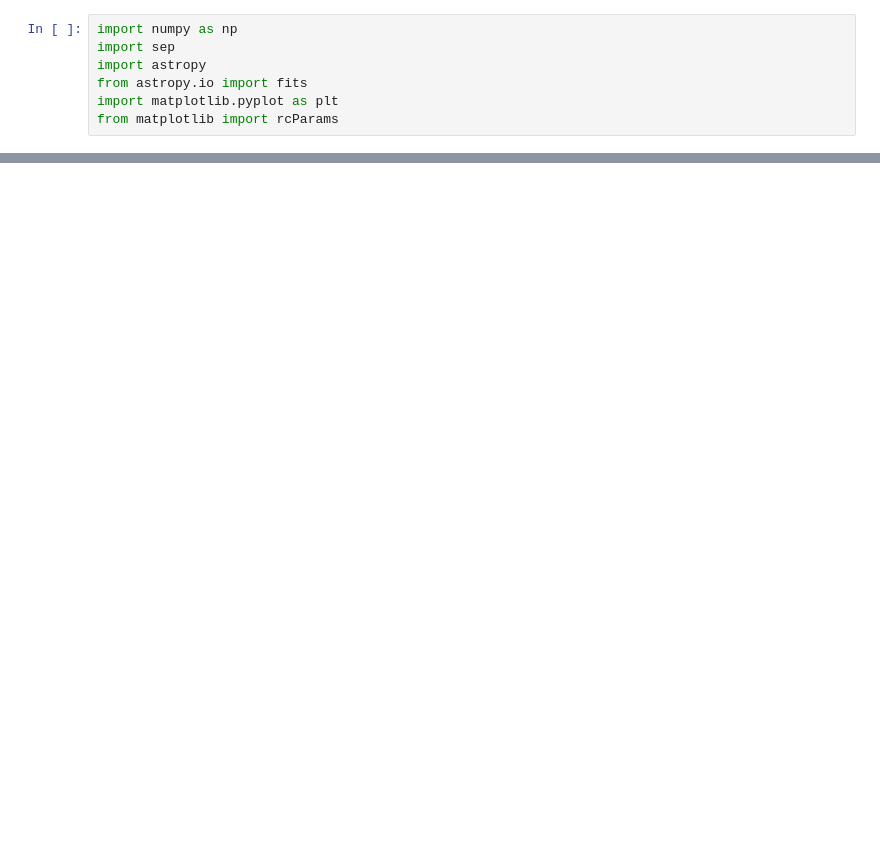
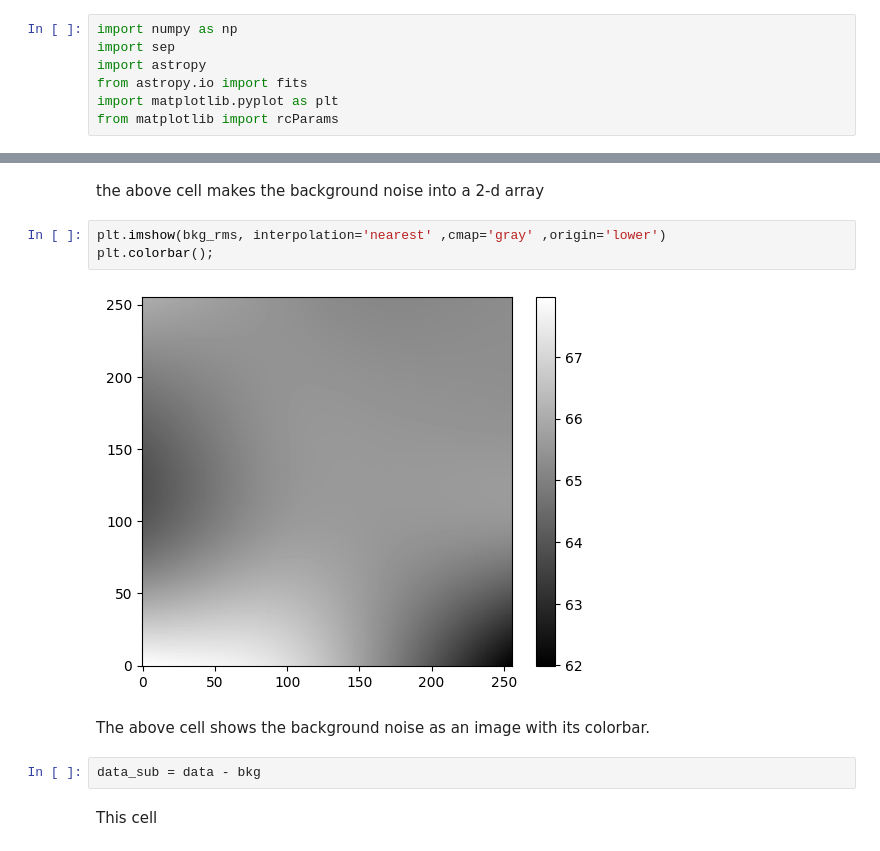
Before and after one commit to kingkap4/ASTR-19-solo-project, a Jupyter notebook: ASTR-19 FINAL PROJECT 1 (Tutorial).ipynb, the cells around one changed output, grey strips where cells are left out. Drawn from its saved outputs; the diff is of its cells as text; blank space fills up the shorter version.

```diff
--- a/ASTR-19 FINAL PROJECT 1 (Tutorial).ipynb
+++ b/ASTR-19 FINAL PROJECT 1 (Tutorial).ipynb
@@ -14,0 +58,13 @@ TypeError: 'module' object is not callable
+# %% [markdown]
+the above cell makes the background noise into a 2-d array
+# %%
+plt.imshow(bkg_rms, interpolation='nearest' ,cmap='gray' ,origin='lower')
+plt.colorbar();
+# %% [output]
+[figure, added]
+# %% [markdown]
+The above cell shows the background noise as an image with its colorbar.
+# %%
+data_sub = data - bkg
+# %% [markdown]
+This cell
```
Also changed, not shown: parts of 14 cells of this notebook.
